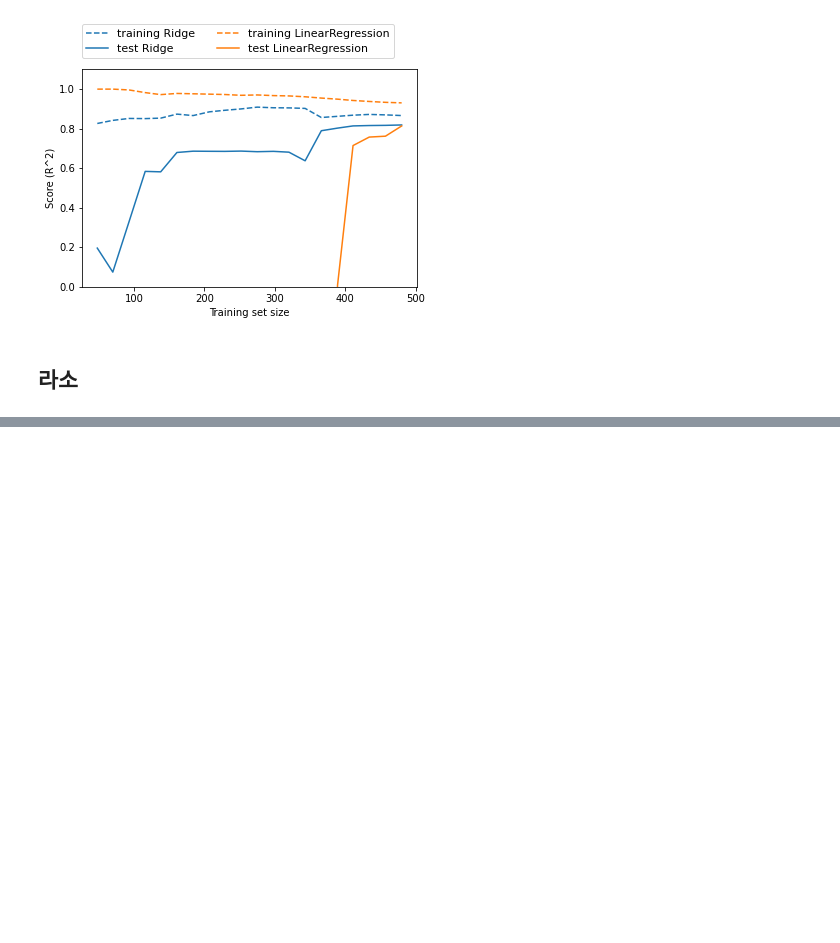
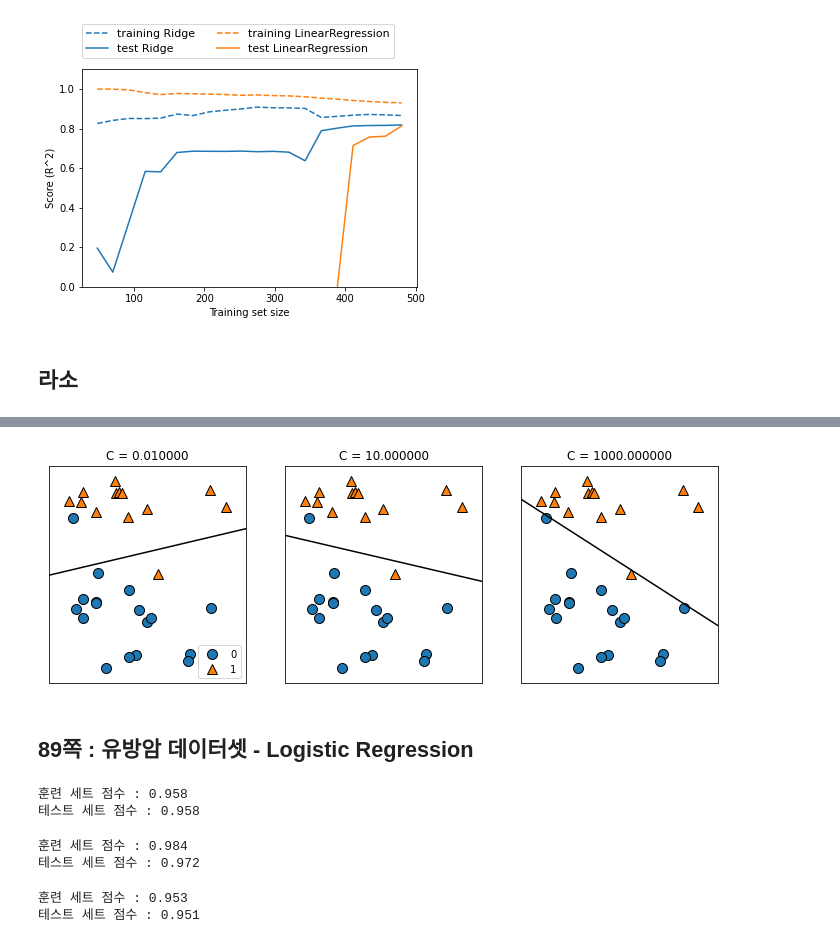
Before and after one commit to brandnewmin/brandnewm, a Jupyter notebook: IMLP2.ipynb, the cells around one changed output, grey strips where cells are left out. Saved outputs shown, nothing was run; the diff lists cells and outputs as text; code cells hidden in the pictures; blank space fills up the shorter version.

```diff
--- a/IMLP2.ipynb
+++ b/IMLP2.ipynb
@@ -327,0 +393,35 @@ mglearn.plots.plot_ridge_n_samples()
+# %%
+mglearn.plots.plot_linear_svc_regularization() #뭘까
+# %% [output]
+[figure, added]
+# %% [markdown]
+## 89쪽  : 유방암 데이터셋 - Logistic Regression
+# %%
+#왜이렇게 하기 싫어 죽을까
+from sklearn.datasets import load_breast_cancer
+cancer = load_breast_cancer()
+X_train, X_test, y_train, y_test = train_test_split(
+    cancer.data, cancer.target, stratify=cancer.target, random_state=42
+)
+logreg = LogisticRegression(max_iter = 5000).fit(X_train,y_train)
+print("훈련 세트 점수 : {:.3f}".format(logreg.score(X_train, y_train)))
+print("테스트 세트 점수 : {:.3f}".format(logreg.score(X_test, y_test)))
+#stratify : 층화추출법 ...?
+# %% [output]
+훈련 세트 점수 : 0.958
+테스트 세트 점수 : 0.958
+# %%
+logreg100 = LogisticRegression(C=100, max_iter = 5000).fit(X_train, y_train)
+#C : 규제의 강도 결정하는 매개변수 - impl 파일 안에 개념 적어둠(logisticregression_C)
+print("훈련 세트 점수 : {:.3f}".format(logreg100.score(X_train, y_train)))
+print("테스트 세트 점수 : {:.3f}".format(logreg100.score(X_test, y_test)))
+# %% [output]
+훈련 세트 점수 : 0.984
+테스트 세트 점수 : 0.972
+# %%
+logreg001 = LogisticRegression(C=0.01, max_iter=5000).fit(X_train, y_train)
+print("훈련 세트 점수 : {:.3f}".format(logreg001.score(X_train, y_train)))
+print("테스트 세트 점수 : {:.3f}".format(logreg001.score(X_test,y_test)))
+# %% [output]
+훈련 세트 점수 : 0.953
+테스트 세트 점수 : 0.951
```
Also changed, not shown: parts of 8 cells of this notebook.
